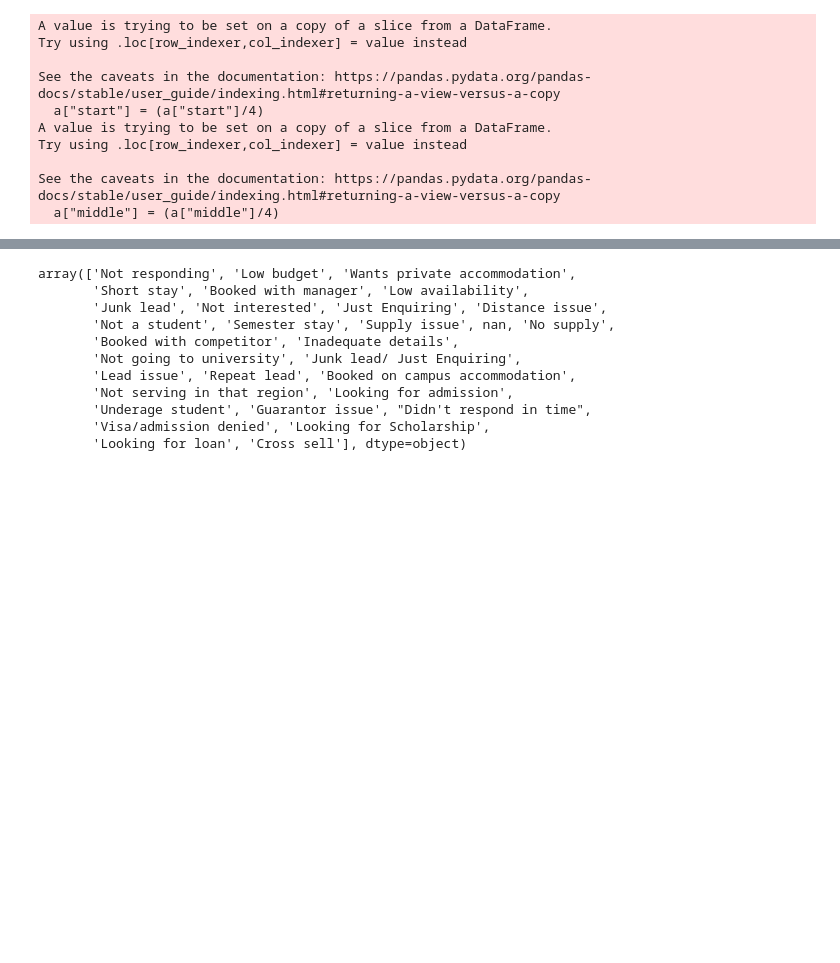
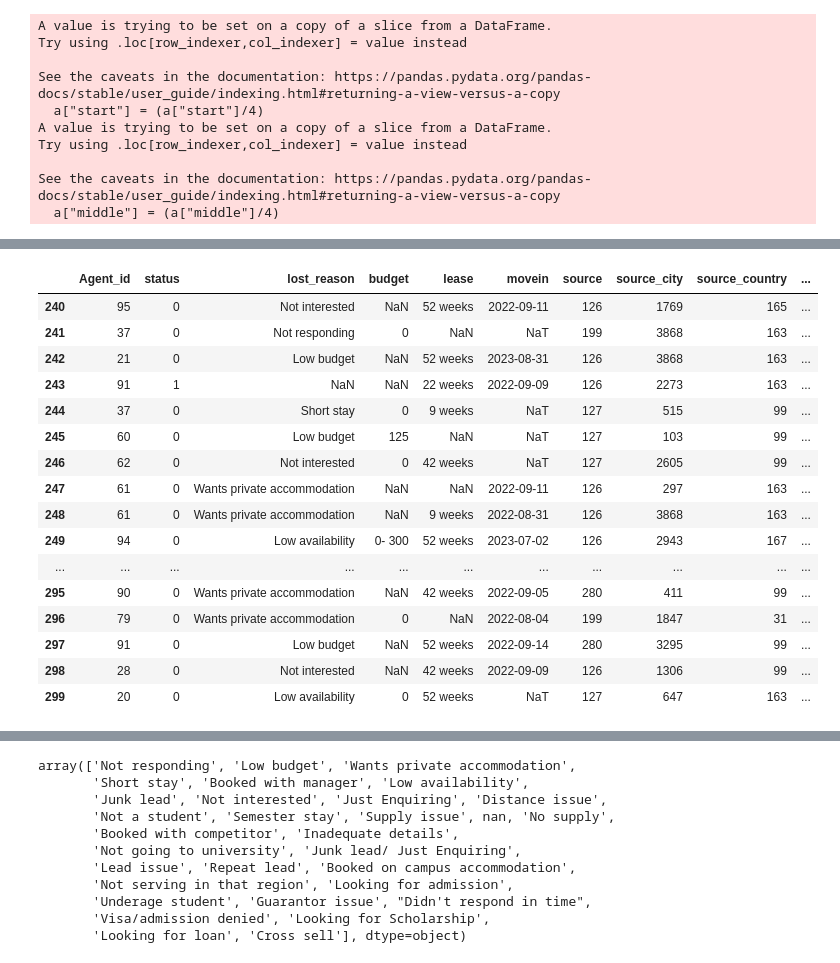
Before and after one commit to Shruti-Agrawal28/lead-score_model, a Jupyter notebook: lead scoring model.ipynb, the cells around one changed output, grey strips where cells are left out. Saved outputs shown, nothing was run; the diff lists cells and outputs as text; code cells hidden in the pictures; blank space fills up the shorter version.

```diff
--- a/lead scoring model.ipynb
+++ b/lead scoring model.ipynb
@@ -161,0 +167,7 @@ df["lease"].nunique()
+# %%
+for i in b["start"].index:
+    if "+" in b["start"][i]:
+        print(b["start"][i])
+        j = b["start"][i]
+        l,m = j.split("+")
+        b["start"][i]= (int(l)+int(m))/2
@@ -161,0 +203,4 @@ df["lease"].nunique()
+# %%
+b["lease"] = (b["start"].astype(int)) * 4
+b["lease"] = b["lease"].replace(2100, 0)
+b
@@ -162,3 +221,9 @@ df["lease"].nunique()
+# %%
+b.drop("start", axis=1 , inplace=True)
+b["lease"] = b["lease"].astype(str)
+df.update(b)
+# %%
+df = df.reset_index(drop=True)
 # %%
 df["budget"].nunique()
 # %% [output]
@@ -472,0 +449,20 @@ new_data.head(5)
+# %%
+df.iloc[240:300]
+# %% [output]
+|  | Agent_id | status | lost_reason | budget | lease | movein | source | source_city | source_country | ... |
+| 240 | 95 | 0 | Not interested | NaN | 52 weeks | 2022-09-11 | 126 | 1769 | 165 | ... |
+| 241 | 37 | 0 | Not responding | 0 | NaN | NaT | 199 | 3868 | 163 | ... |
+| 242 | 21 | 0 | Low budget | NaN | 52 weeks | 2023-08-31 | 126 | 3868 | 163 | ... |
+| 243 | 91 | 1 | NaN | NaN | 22 weeks | 2022-09-09 | 126 | 2273 | 163 | ... |
+| 244 | 37 | 0 | Short stay | 0 | 9 weeks | NaT | 127 | 515 | 99 | ... |
+| 245 | 60 | 0 | Low budget | 125 | NaN | NaT | 127 | 103 | 99 | ... |
+| 246 | 62 | 0 | Not interested | 0 | 42 weeks | NaT | 127 | 2605 | 99 | ... |
+| 247 | 61 | 0 | Wants private accommodation | NaN | NaN | 2022-09-11 | 126 | 297 | 163 | ... |
+| 248 | 61 | 0 | Wants private accommodation | NaN | 9 weeks | 2022-08-31 | 126 | 3868 | 163 | ... |
+| 249 | 94 | 0 | Low availability | 0- 300 | 52 weeks | 2023-07-02 | 126 | 2943 | 167 | ... |
+| ... | ... | ... | ... | ... | ... | ... | ... | ... | ... | ... |
+| 295 | 90 | 0 | Wants private accommodation | NaN | 42 weeks | 2022-09-05 | 280 | 411 | 99 | ... |
+| 296 | 79 | 0 | Wants private accommodation | 0 | NaN | 2022-08-04 | 199 | 1847 | 31 | ... |
+| 297 | 91 | 0 | Low budget | NaN | 52 weeks | 2022-09-14 | 280 | 3295 | 99 | ... |
+| 298 | 28 | 0 | Not interested | NaN | 42 weeks | 2022-09-09 | 126 | 1306 | 99 | ... |
+| 299 | 20 | 0 | Low availability | 0 | 52 weeks | NaT | 127 | 647 | 163 | ... |
```
Also changed, not shown: parts of 54 cells of this notebook, 1 other file.
